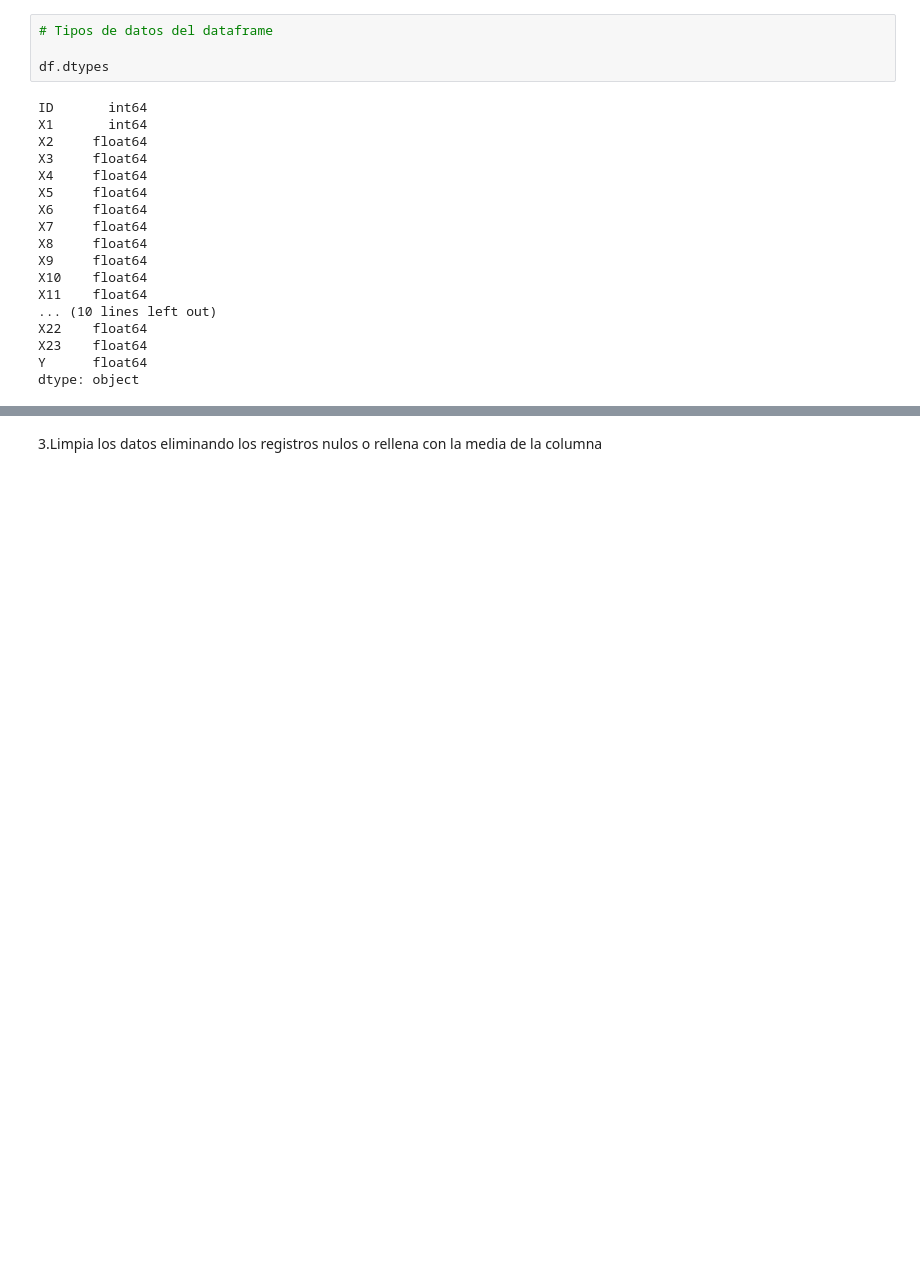
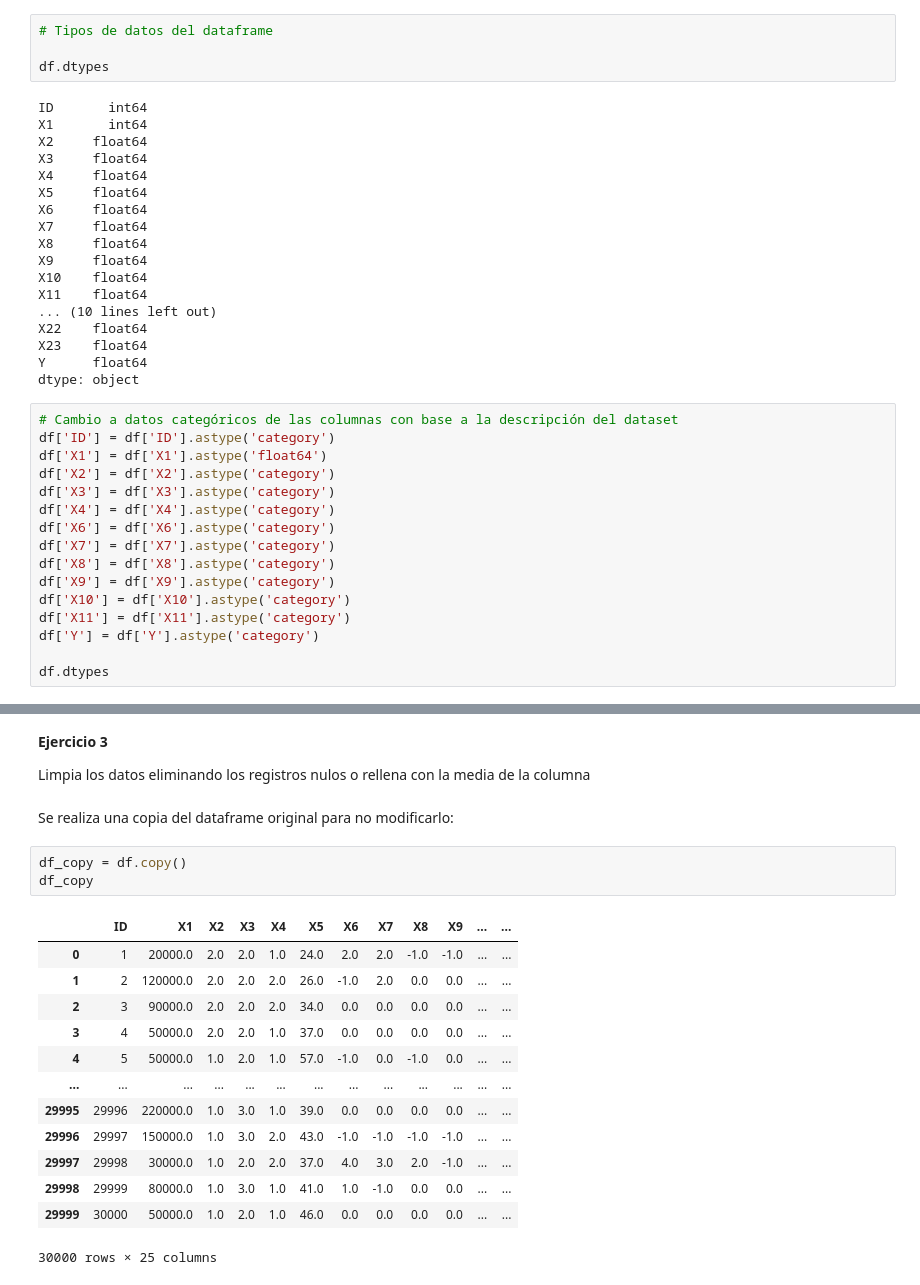
Before and after one commit to PosgradoMNA/actividades-de-aprendizaje-SinaiAvalos, a Jupyter notebook: Actividad Semanal--6.ipynb, the cells around one changed output, grey strips where cells are left out. Cells and saved outputs as stored; diff of their text form; blank space fills up the shorter version.

```diff
--- a/Actividad Semanal--6.ipynb
+++ b/Actividad Semanal--6.ipynb
@@ -80,3 +115,19 @@ X22    float64
 X23    float64
 Y      float64
 dtype: object
+# %%
+# Cambio a datos categóricos de las columnas con base a la descripción del dataset
+df['ID'] = df['ID'].astype('category')
+df['X1'] = df['X1'].astype('float64')
+df['X2'] = df['X2'].astype('category')
+df['X3'] = df['X3'].astype('category')
+df['X4'] = df['X4'].astype('category')
+df['X6'] = df['X6'].astype('category')
+df['X7'] = df['X7'].astype('category')
+df['X8'] = df['X8'].astype('category')
+df['X9'] = df['X9'].astype('category')
+df['X10'] = df['X10'].astype('category')
+df['X11'] = df['X11'].astype('category')
+df['Y'] = df['Y'].astype('category')
+
+df.dtypes
@@ -123,2 +220,23 @@ df.isna()
 # %% [markdown]
-3.Limpia los datos eliminando los registros nulos o rellena con la media de la columna
+**Ejercicio 3**
+
+Limpia los datos eliminando los registros nulos o rellena con la media de la columna
+# %% [markdown]
+Se realiza una copia del dataframe original para no modificarlo:
+# %%
+df_copy = df.copy()
+df_copy
+# %% [output]
+|  | ID | X1 | X2 | X3 | X4 | X5 | X6 | X7 | X8 | X9 | ... | ... |
+| 0 | 1 | 20000.0 | 2.0 | 2.0 | 1.0 | 24.0 | 2.0 | 2.0 | -1.0 | -1.0 | ... | ... |
+| 1 | 2 | 120000.0 | 2.0 | 2.0 | 2.0 | 26.0 | -1.0 | 2.0 | 0.0 | 0.0 | ... | ... |
+| 2 | 3 | 90000.0 | 2.0 | 2.0 | 2.0 | 34.0 | 0.0 | 0.0 | 0.0 | 0.0 | ... | ... |
+| 3 | 4 | 50000.0 | 2.0 | 2.0 | 1.0 | 37.0 | 0.0 | 0.0 | 0.0 | 0.0 | ... | ... |
+| 4 | 5 | 50000.0 | 1.0 | 2.0 | 1.0 | 57.0 | -1.0 | 0.0 | -1.0 | 0.0 | ... | ... |
+| ... | ... | ... | ... | ... | ... | ... | ... | ... | ... | ... | ... | ... |
+| 29995 | 29996 | 220000.0 | 1.0 | 3.0 | 1.0 | 39.0 | 0.0 | 0.0 | 0.0 | 0.0 | ... | ... |
+| 29996 | 29997 | 150000.0 | 1.0 | 3.0 | 2.0 | 43.0 | -1.0 | -1.0 | -1.0 | -1.0 | ... | ... |
+| 29997 | 29998 | 30000.0 | 1.0 | 2.0 | 2.0 | 37.0 | 4.0 | 3.0 | 2.0 | -1.0 | ... | ... |
+| 29998 | 29999 | 80000.0 | 1.0 | 3.0 | 1.0 | 41.0 | 1.0 | -1.0 | 0.0 | 0.0 | ... | ... |
+| 29999 | 30000 | 50000.0 | 1.0 | 2.0 | 1.0 | 46.0 | 0.0 | 0.0 | 0.0 | 0.0 | ... | ... |
+30000 rows × 25 columns
```
Also changed, not shown: parts of 20 cells of this notebook.
